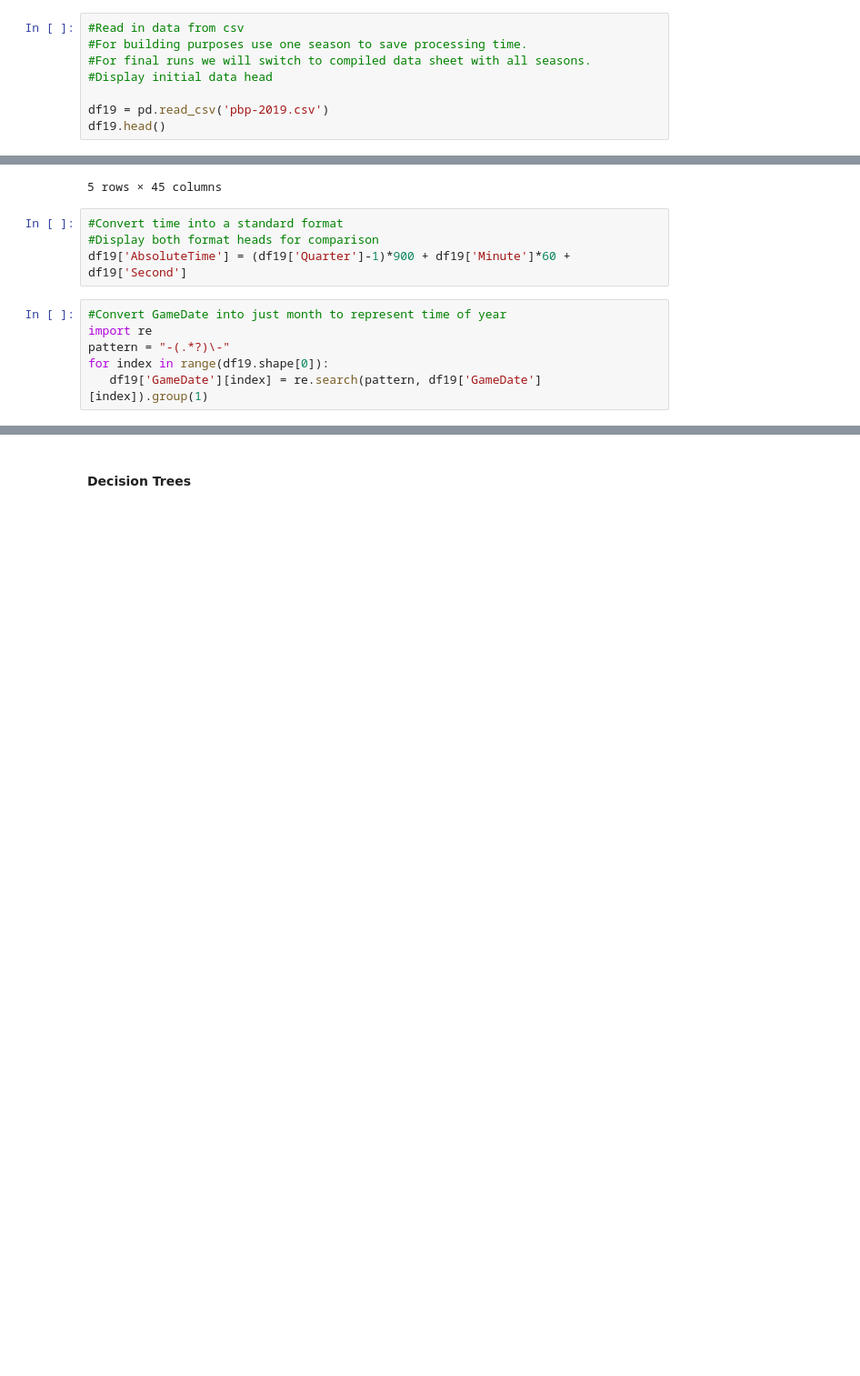
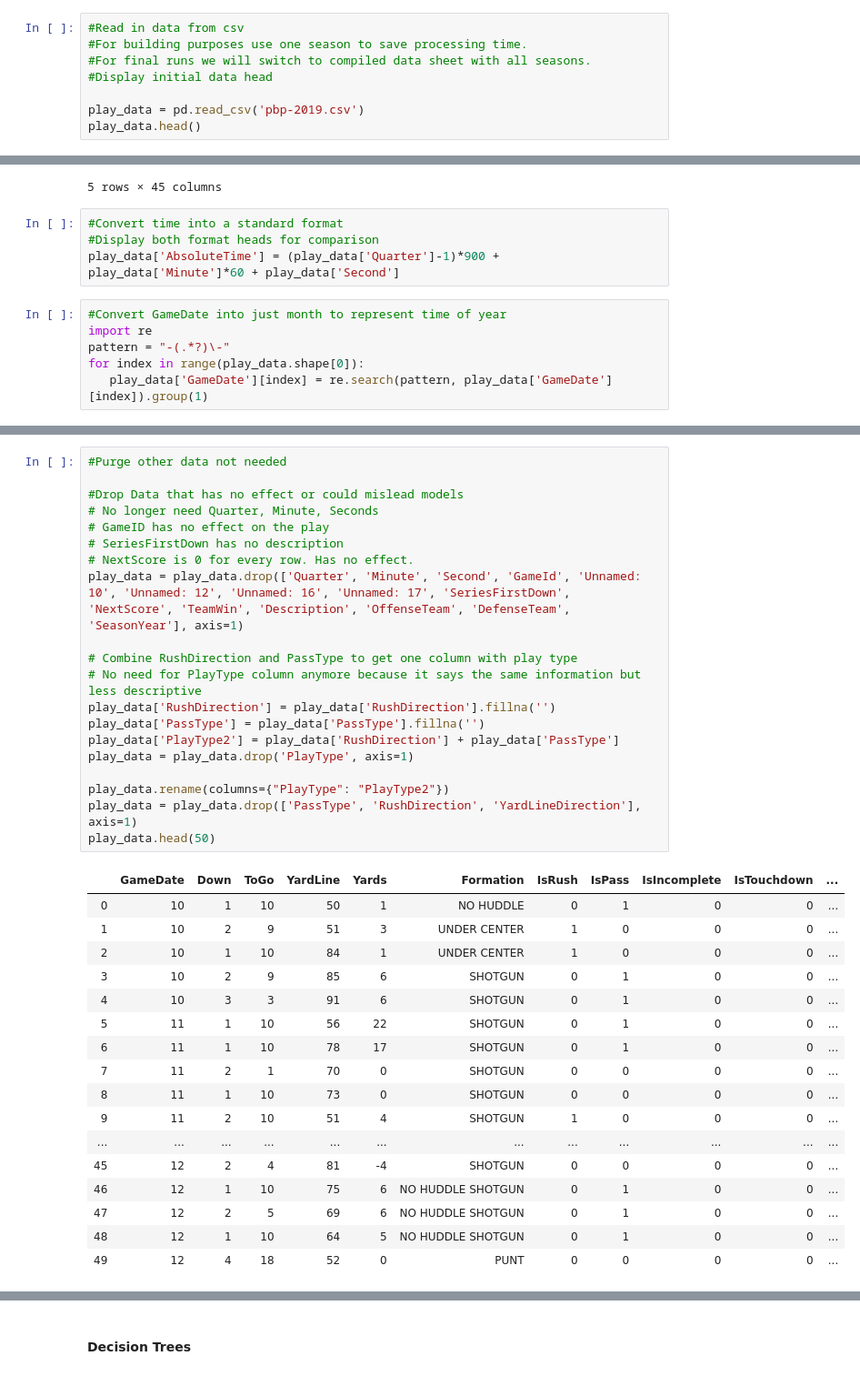
Before and after one commit to BryceHolladay/dataanalproj, a Jupyter notebook: Data Analytics Project.ipynb, the cells around one changed output, grey strips where cells are left out. Shown at 91% size. Saved outputs shown, nothing was run; the diff lists cells and outputs as text; blank space fills up the shorter version.

```diff
--- a/Data Analytics Project.ipynb
+++ b/Data Analytics Project.ipynb
@@ -21,8 +39,8 @@ Data cleaning, data exploration, and feature engineering
 #For final runs we will switch to compiled data sheet with all seasons.
 #Display initial data head
 
-df19 = pd.read_csv('pbp-2019.csv')
-df19.head()
+play_data = pd.read_csv('pbp-2019.csv')
+play_data.head()
 # %% [output]
 |  | GameId | GameDate | Quarter | Minute | Second | OffenseTeam | DefenseTeam | Down | ToGo | YardLine | ... |
 | 0 | 2019100605 | 2019-10-06 | 1 | 2 | 25 | OAK | CHI | 1 | 10 | 50 | ... |
@@ -34,10 +52,10 @@ df19.head()
 # %%
 #Convert time into a standard format
 #Display both format heads for comparison
-df19['AbsoluteTime'] = (df19['Quarter']-1)*900 + df19['Minute']*60 + df19['Second']
+play_data['AbsoluteTime'] = (play_data['Quarter']-1)*900 + play_data['Minute']*60 + play_data['Second']
 # %%
 #Convert GameDate into just month to represent time of year
 import re
 pattern = "-(.*?)\-"
-for index in range(df19.shape[0]):
-   df19['GameDate'][index] = re.search(pattern, df19['GameDate'][index]).group(1)
+for index in range(play_data.shape[0]):
+   play_data['GameDate'][index] = re.search(pattern, play_data['GameDate'][index]).group(1)
@@ -87,0 +78,38 @@ df19.drop(['Quarter', 'Minute', 'Second', 'GameId'], axis=1)
+# %%
+#Purge other data not needed
+
+#Drop Data that has no effect or could mislead models
+# No longer need Quarter, Minute, Seconds
+# GameID has no effect on the play
+# SeriesFirstDown has no description
+# NextScore is 0 for every row. Has no effect.
+play_data = play_data.drop(['Quarter', 'Minute', 'Second', 'GameId', 'Unnamed: 10', 'Unnamed: 12', 'Unnamed: 16', 'Unnamed: 17', 'SeriesFirstDown', 'NextScore', 'TeamWin', 'Description', 'OffenseTeam', 'DefenseTeam', 'SeasonYear'], axis=1)
+
+# Combine RushDirection and PassType to get one column with play type
+# No need for PlayType column anymore because it says the same information but less descriptive
+play_data['RushDirection'] = play_data['RushDirection'].fillna('')
+play_data['PassType'] = play_data['PassType'].fillna('')
+play_data['PlayType2'] = play_data['RushDirection'] + play_data['PassType']
+play_data = play_data.drop('PlayType', axis=1)
+
+play_data.rename(columns={"PlayType": "PlayType2"})
+play_data = play_data.drop(['PassType', 'RushDirection', 'YardLineDirection'], axis=1)
+play_data.head(50)
+# %% [output]
+|  | GameDate | Down | ToGo | YardLine | Yards | Formation | IsRush | IsPass | IsIncomplete | IsTouchdown | ... |
+| 0 | 10 | 1 | 10 | 50 | 1 | NO HUDDLE | 0 | 1 | 0 | 0 | ... |
+| 1 | 10 | 2 | 9 | 51 | 3 | UNDER CENTER | 1 | 0 | 0 | 0 | ... |
+| 2 | 10 | 1 | 10 | 84 | 1 | UNDER CENTER | 1 | 0 | 0 | 0 | ... |
+| 3 | 10 | 2 | 9 | 85 | 6 | SHOTGUN | 0 | 1 | 0 | 0 | ... |
+| 4 | 10 | 3 | 3 | 91 | 6 | SHOTGUN | 0 | 1 | 0 | 0 | ... |
+| 5 | 11 | 1 | 10 | 56 | 22 | SHOTGUN | 0 | 1 | 0 | 0 | ... |
+| 6 | 11 | 1 | 10 | 78 | 17 | SHOTGUN | 0 | 1 | 0 | 0 | ... |
+| 7 | 11 | 2 | 1 | 70 | 0 | SHOTGUN | 0 | 0 | 0 | 0 | ... |
+| 8 | 11 | 1 | 10 | 73 | 0 | SHOTGUN | 0 | 0 | 0 | 0 | ... |
+| 9 | 11 | 2 | 10 | 51 | 4 | SHOTGUN | 1 | 0 | 0 | 0 | ... |
+| ... | ... | ... | ... | ... | ... | ... | ... | ... | ... | ... | ... |
+| 45 | 12 | 2 | 4 | 81 | -4 | SHOTGUN | 0 | 0 | 0 | 0 | ... |
+| 46 | 12 | 1 | 10 | 75 | 6 | NO HUDDLE SHOTGUN | 0 | 1 | 0 | 0 | ... |
+| 47 | 12 | 2 | 5 | 69 | 6 | NO HUDDLE SHOTGUN | 0 | 1 | 0 | 0 | ... |
+| 48 | 12 | 1 | 10 | 64 | 5 | NO HUDDLE SHOTGUN | 0 | 1 | 0 | 0 | ... |
+| 49 | 12 | 4 | 18 | 52 | 0 | PUNT | 0 | 0 | 0 | 0 | ... |
```
Also changed, not shown: parts of 26 cells of this notebook, 1 other file.
